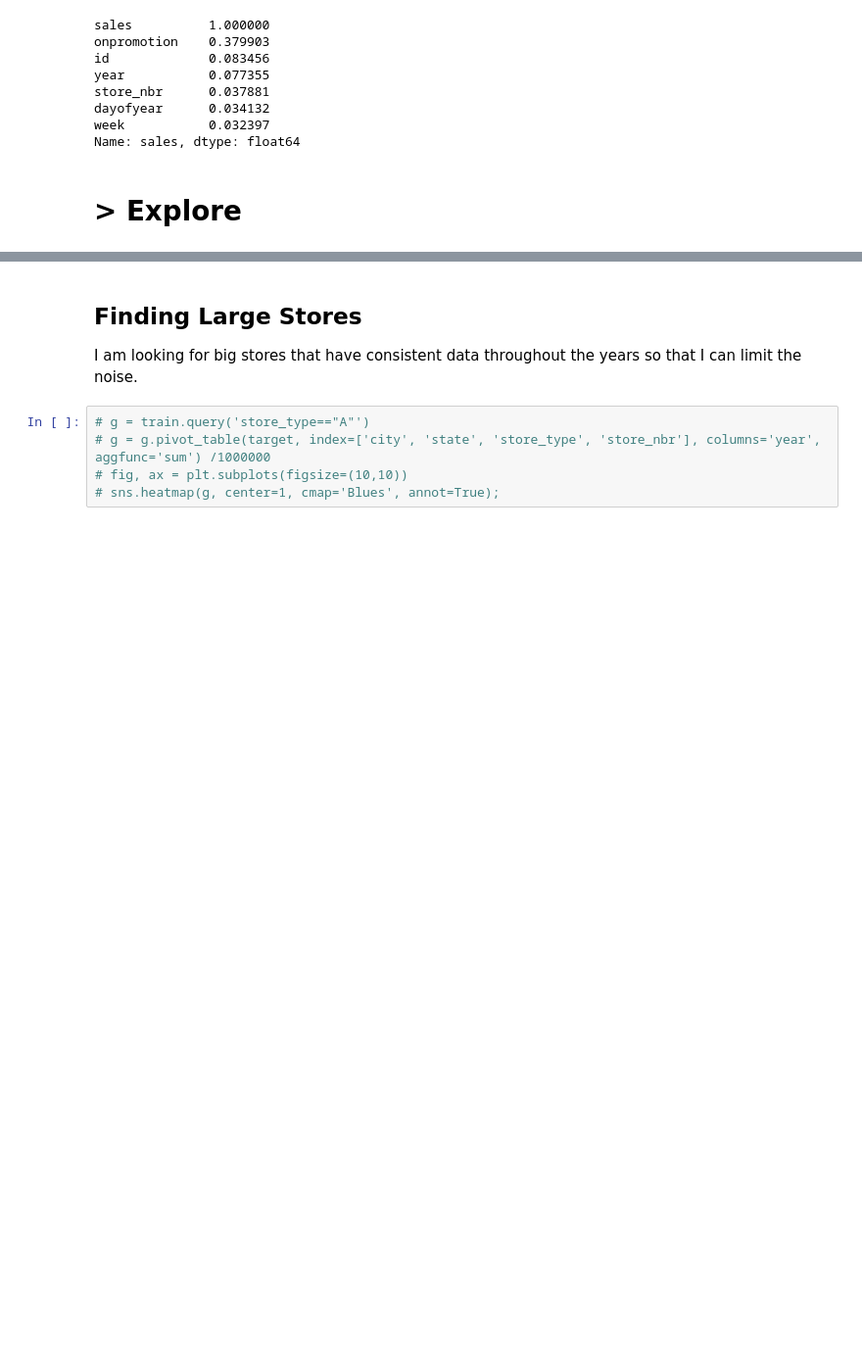
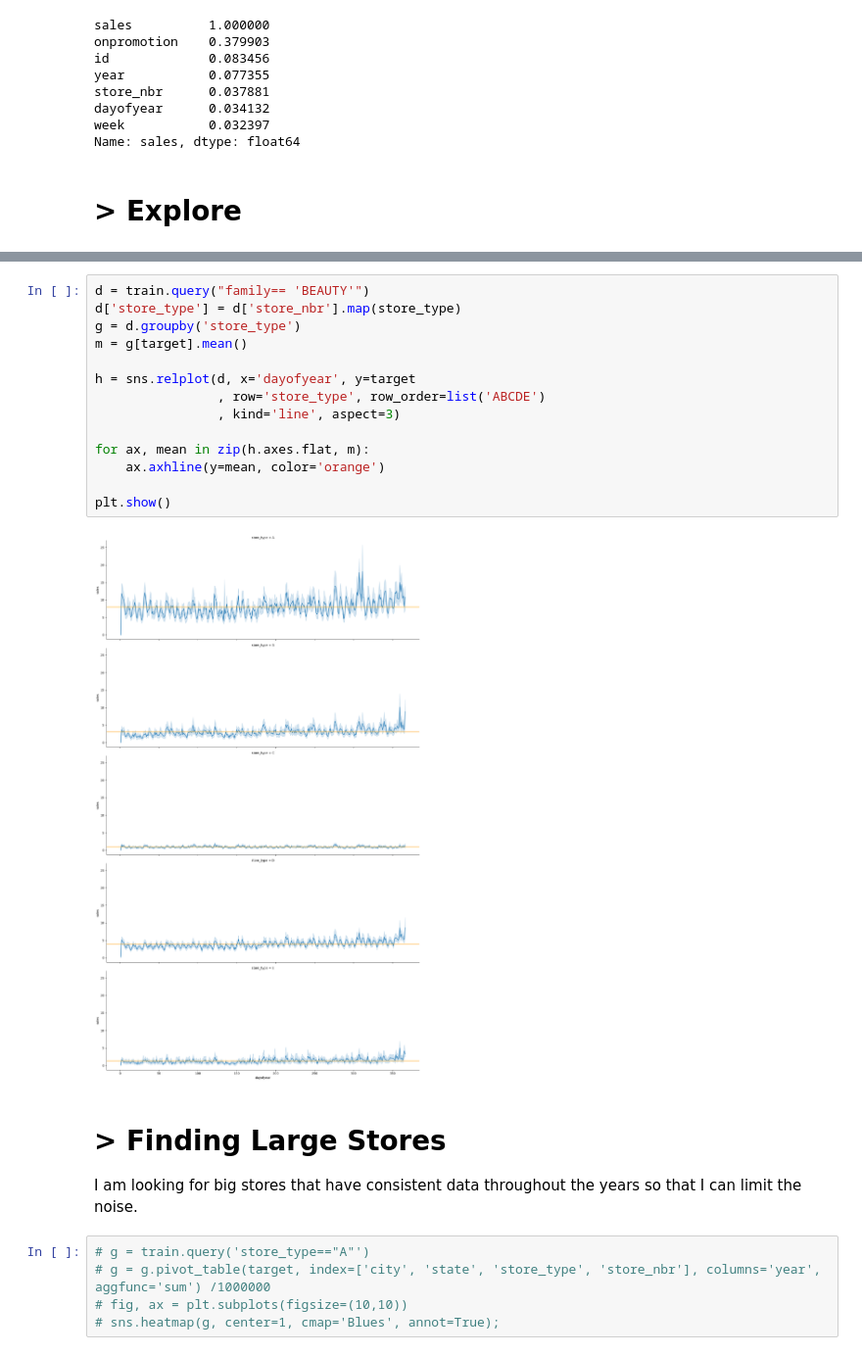
Before and after one commit to cmd-master/store-sales, a Jupyter notebook: store-sales.ipynb, the cells around one changed output, grey strips where cells are left out. Shown at 98% size. Drawn from its saved outputs; the diff is of its cells as text; blank space fills up the shorter version.

```diff
--- a/store-sales.ipynb
+++ b/store-sales.ipynb
@@ -92,5 +111,21 @@ plt.show()
+# %%
+d = train.query("family== 'BEAUTY'")
+d['store_type'] = d['store_nbr'].map(store_type)
+g = d.groupby('store_type')
+m = g[target].mean()
+
+h = sns.relplot(d, x='dayofyear', y=target
+                , row='store_type', row_order=list('ABCDE')
+                , kind='line', aspect=3)
+
+for ax, mean in zip(h.axes.flat, m):
+    ax.axhline(y=mean, color='orange')
+
+plt.show()
+# %% [output]
+[figure, added]
 # %% [markdown]
-## Finding Large Stores
+# > Finding Large Stores
 I am looking for big stores that have consistent data throughout the years so that I can limit the noise.
 # %%
 # g = train.query('store_type=="A"')
```
Also changed, not shown: parts of 15 cells of this notebook.
